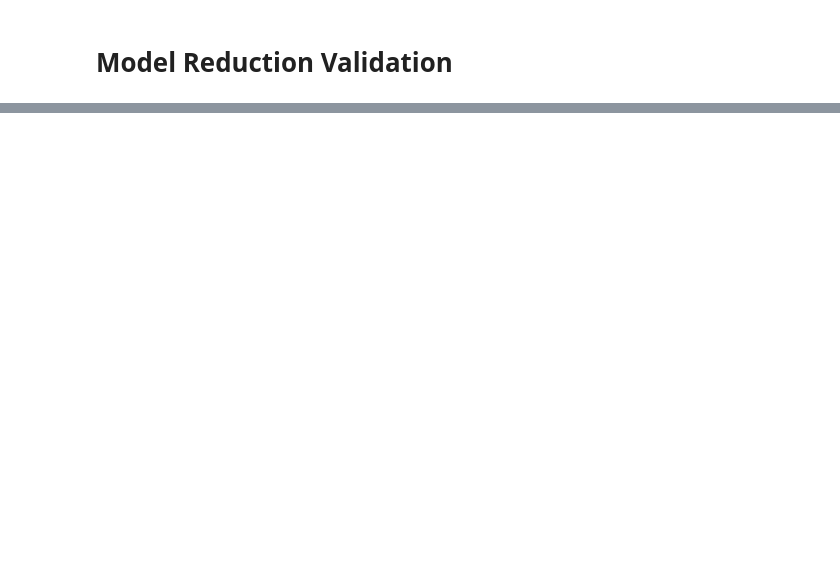
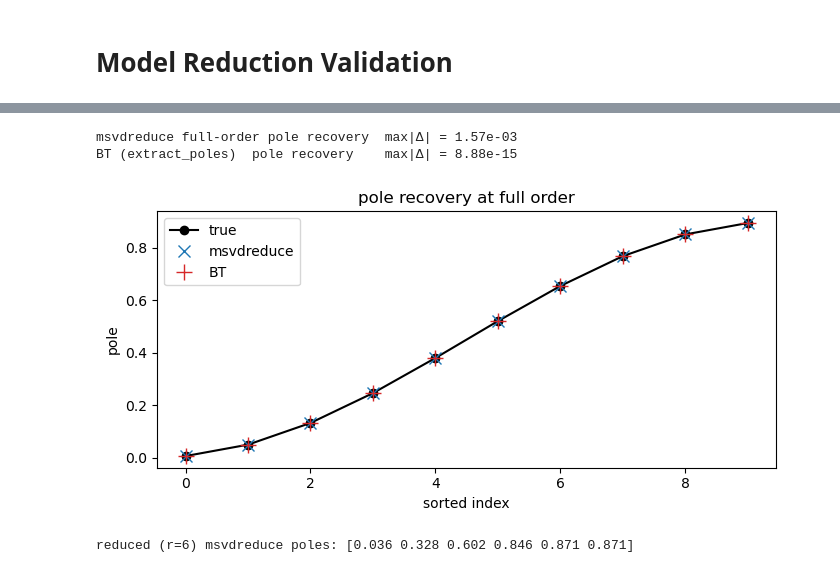
Before and after one commit to QFStudent/genesis-alpha, a Jupyter notebook: notebooks/model_reduction_validation.ipynb, the cells around one changed output, grey strips where cells are left out. Cells and saved outputs as stored; diff of their text form; code cells hidden in the pictures; blank space fills up the shorter version.

```diff
--- a/notebooks/model_reduction_validation.ipynb
+++ b/notebooks/model_reduction_validation.ipynb
@@ -30,0 +138,24 @@ ImportError: cannot import name 'null_basis_realization' from 'ga.filters.tib' (
+# %%
+w_full, u_full = msvdreduce(ir, n)             # full order -> recover true poles
+poles_msvd = np.sort(np.real(w_full))
+poles_bt   = np.sort(np.real(extract_poles_from_bt(res_full)))
+poles_true = np.sort(poles)
+
+print(f"msvdreduce full-order pole recovery  max|Δ| = {np.max(np.abs(poles_msvd - poles_true)):.2e}")
+print(f"BT (extract_poles)  pole recovery    max|Δ| = {np.max(np.abs(poles_bt   - poles_true)):.2e}")
+
+fig, ax = plt.subplots(figsize=(7, 3.5))
+ax.plot(poles_true, "k-o", label="true")
+ax.plot(poles_msvd, "C0x", ms=9, label="msvdreduce")
+ax.plot(poles_bt, "C3+", ms=11, label="BT")
+ax.set_xlabel("sorted index"); ax.set_ylabel("pole"); ax.legend()
+ax.set_title("pole recovery at full order"); fig.tight_layout(); plt.show()
+
+# reduced: msvdreduce keeps the dominant poles
+w_r, _ = msvdreduce(ir, 6)
+print("reduced (r=6) msvdreduce poles:", np.round(np.sort(np.real(w_r)), 3))
+# %% [output]
+msvdreduce full-order pole recovery  max|Δ| = 1.57e-03
+BT (extract_poles)  pole recovery    max|Δ| = 8.88e-15
+[figure, added]
+reduced (r=6) msvdreduce poles: [0.036 0.328 0.602 0.846 0.871 0.871]
```
Also changed, not shown: parts of 16 cells of this notebook.
